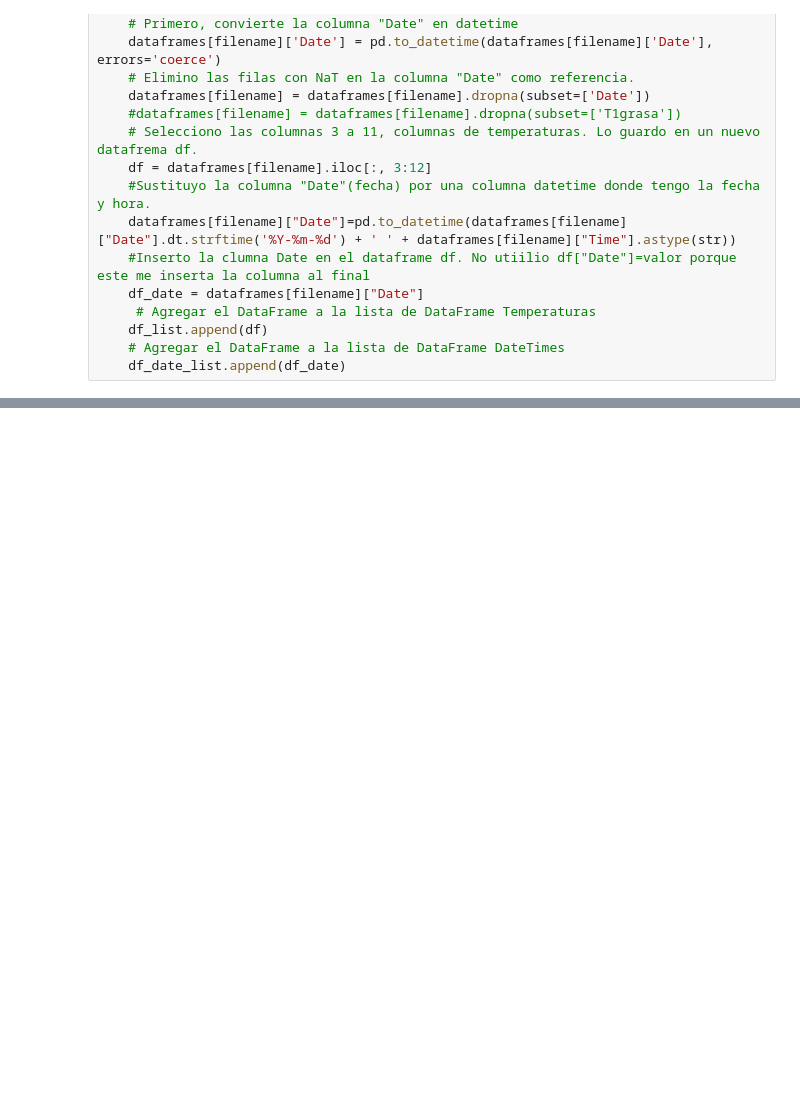
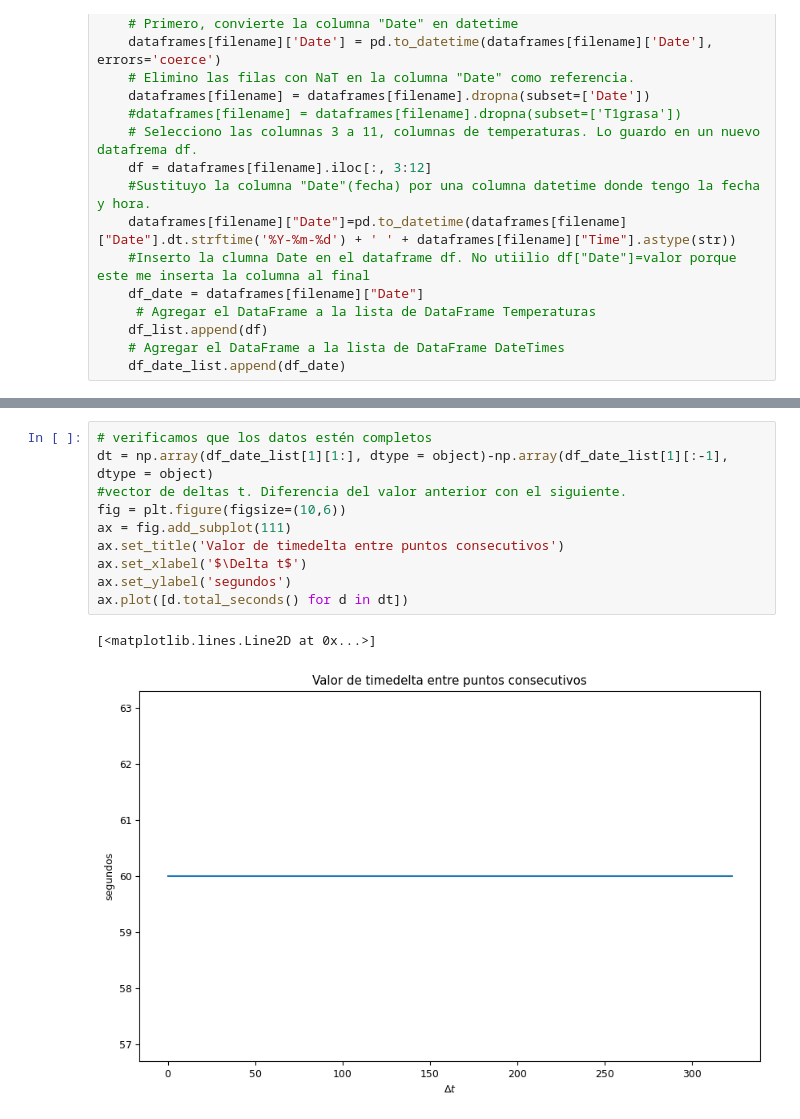
Before and after one commit to sebastlop/st-acumulador-angel-fabio, a Jupyter notebook: Code-file/acumulador-NN.ipynb, the cells around one changed output, grey strips where cells are left out. Saved outputs shown, nothing was run; the diff lists cells and outputs as text; blank space fills up the shorter version.

Commit message:
Control de delta t, tiene que ser constante

```diff
--- a/Code-file/acumulador-NN.ipynb
+++ b/Code-file/acumulador-NN.ipynb
@@ -75,0 +76,13 @@ plt.show()
+# %%
+# verificamos que los datos estén completos
+dt = np.array(df_date_list[1][1:], dtype = object)-np.array(df_date_list[1][:-1], dtype = object)
+#vector de deltas t. Diferencia del valor anterior con el siguiente.
+fig = plt.figure(figsize=(10,6))
+ax = fig.add_subplot(111)
+ax.set_title('Valor de timedelta entre puntos consecutivos')
+ax.set_xlabel('$\Delta t$')
+ax.set_ylabel('segundos')
+ax.plot([d.total_seconds() for d in dt])
+# %% [output]
+[<matplotlib.lines.Line2D at 0x...>]
+[figure, added]
```
Also changed, not shown: parts of 2 cells of this notebook.
